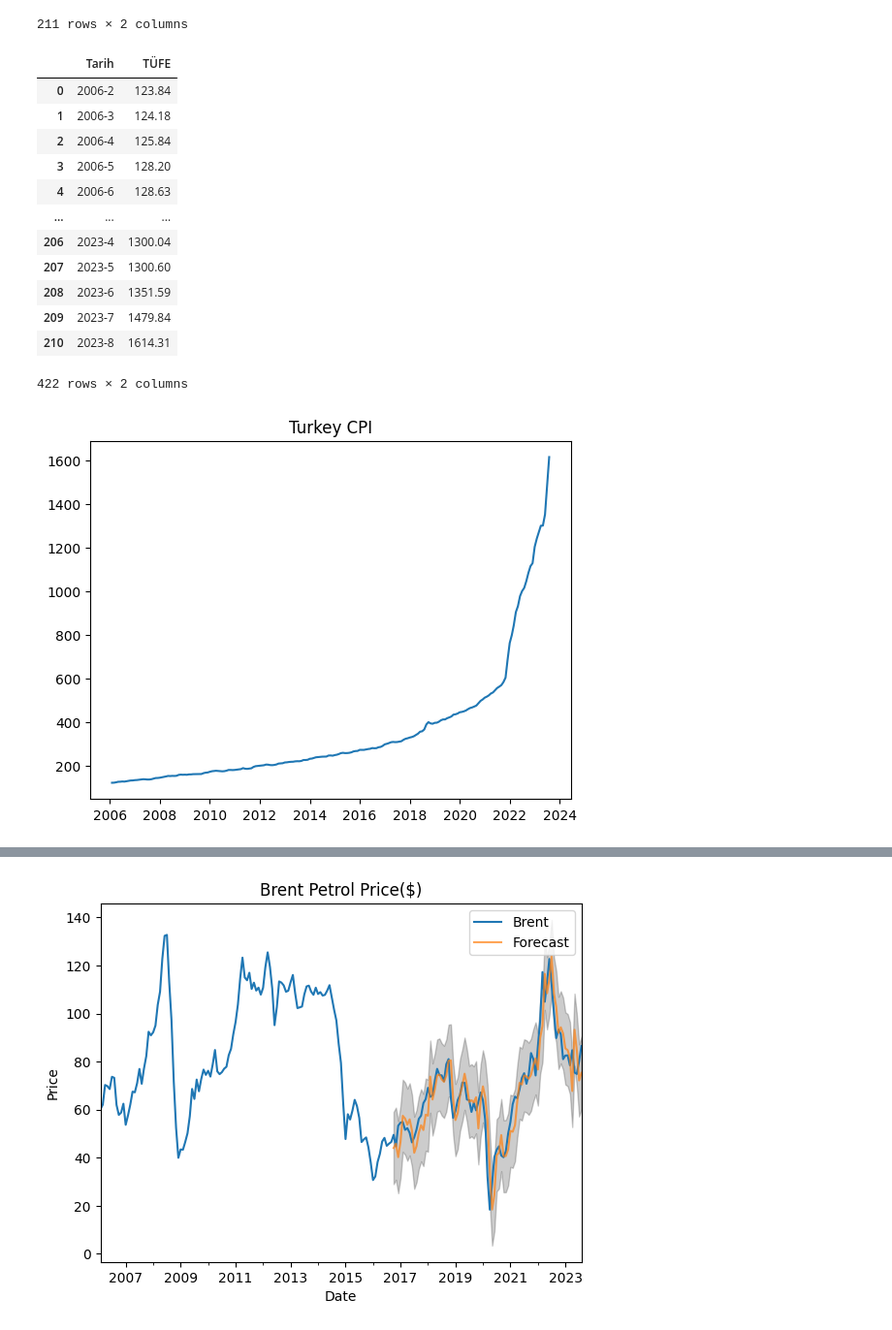
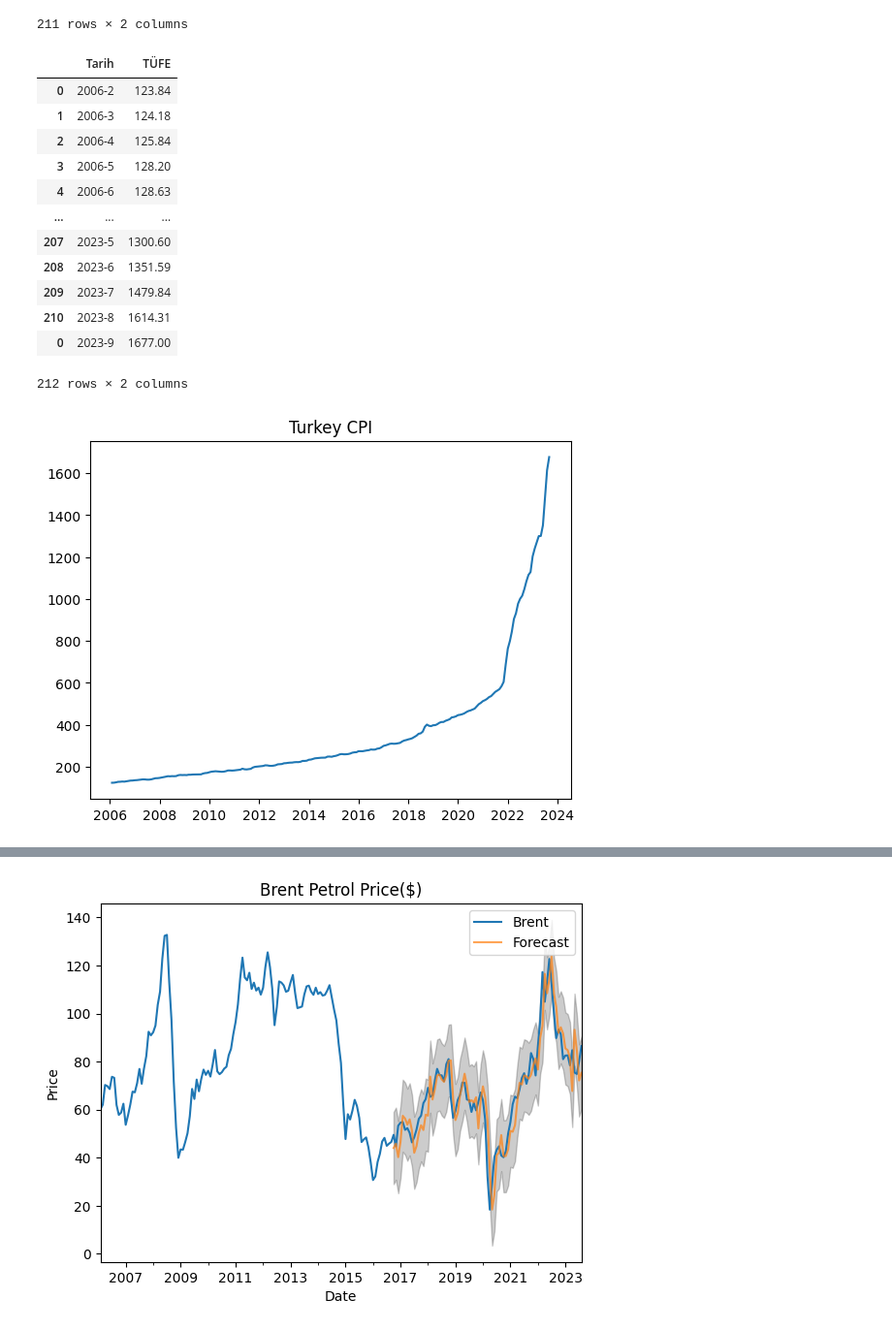
Before and after one commit to kaboya19/InflationForecast, a Jupyter notebook: InflationForecast.ipynb, the cells around one changed output, grey strips where cells are left out. Shown: that part at 97% size. Drawn from its saved outputs; the diff is of its cells as text; code cells hidden in the pictures.

```diff
--- a/InflationForecast.ipynb
+++ b/InflationForecast.ipynb
@@ -74,7 +73,7 @@ inflation=pd.DataFrame(inflation)
 inflation.columns=["Tarih","TÜFE"]
 # %%
 
-inflationagt=pd.DataFrame.from_dict(inflation)
+inflationagt=pd.DataFrame.from_dict({'Tarih':"2023-9",'TÜFE': [1677]})
 inflation=pd.concat([inflation,inflationagt],axis=0)
 inflation
 # %% [output]
@@ -85,25 +84,25 @@ inflation
 | 3 | 2006-5 | 128.20 |
 | 4 | 2006-6 | 128.63 |
 | ... | ... | ... |
-| 206 | 2023-4 | 1300.04 |
 | 207 | 2023-5 | 1300.60 |
 | 208 | 2023-6 | 1351.59 |
 | 209 | 2023-7 | 1479.84 |
 | 210 | 2023-8 | 1614.31 |
+| 0 | 2023-9 | 1677.00 |
-422 rows × 2 columns
+212 rows × 2 columns
 # %%
-dates=pd.date_range('2006-02-01','2023-09-01' , freq='1M')-pd.offsets.MonthBegin(1)
+dates=pd.date_range('2006-02-01','2023-10-01' , freq='1M')-pd.offsets.MonthBegin(1)
 df=pd.DataFrame()
 
-df["CPI"]=inflationagt["TÜFE"]
+df["CPI"]=inflation["TÜFE"]
 df=df.set_index(dates)
 plt.figure()
 plt.title("Turkey CPI")
 
 plt.plot(df)
 plt.show()
 # %% [output]
-[figure, old version]
+[figure, new version]
 # %%
 df6=pd.DataFrame()
 df6["USD/TL"]=usd["TP_DK_USD_S_YTL"]
```
Also changed, not shown: parts of 41 cells of this notebook.
